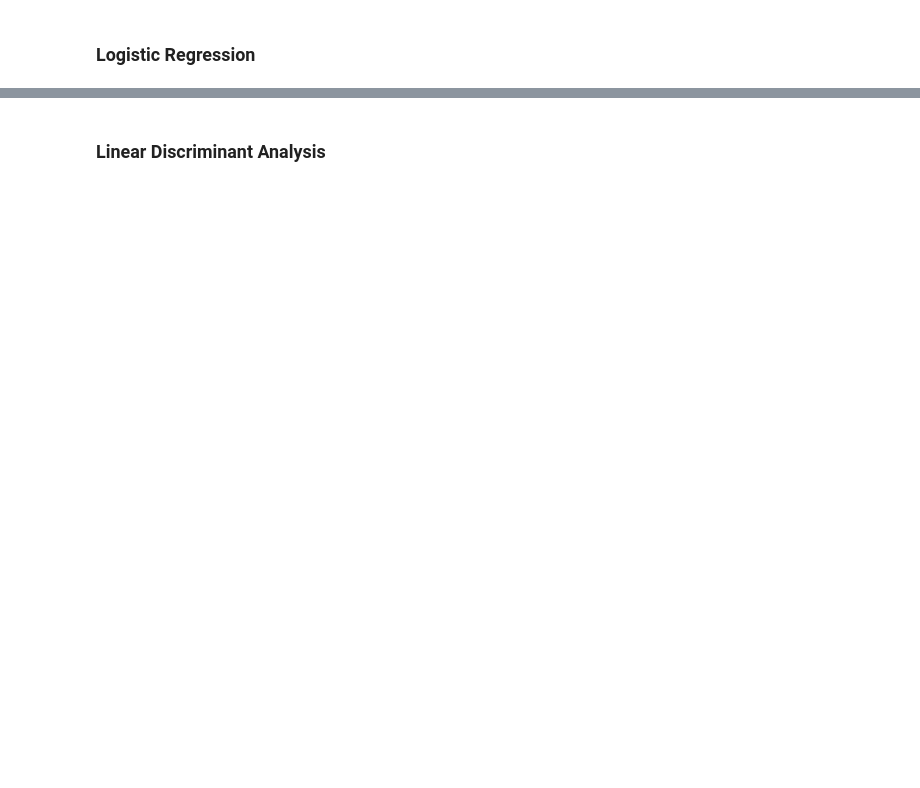
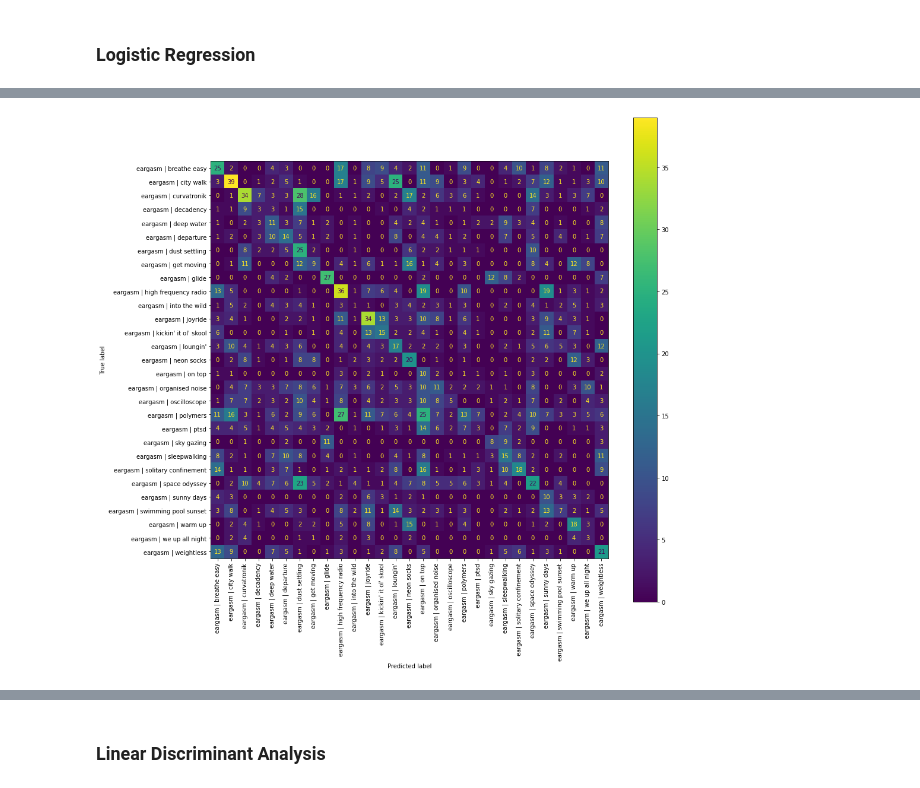
Before and after one commit to adamsiemaszkiewicz/eargasm-music, a Jupyter notebook: test.ipynb, the cells around one changed output, grey strips where cells are left out. Cells and saved outputs as stored; diff of their text form; code cells hidden in the pictures; blank space fills up the shorter version.

```diff
--- a/test.ipynb
+++ b/test.ipynb
@@ -294,3 +295,9 @@ def model_evaluation(estimator, parameters):
                            )
 
   return evaluation_results
+# %%
+def confusion_matrix_plot(classifier):
+  fig, ax = plt.subplots(figsize=(15, 15))
+  plot_confusion_matrix(classifier, X_train, y_train, ax=ax)
+  plt.xticks(rotation=90)
+  return plt.show()
@@ -336,2 +480,6 @@ evaluation_results
 # %%
 logreg = evaluation_results['b_estimator']
+# %%
+confusion_matrix_plot(logreg)
+# %% [output]
+[figure, added]
```
Also changed, not shown: parts of 29 cells of this notebook.
